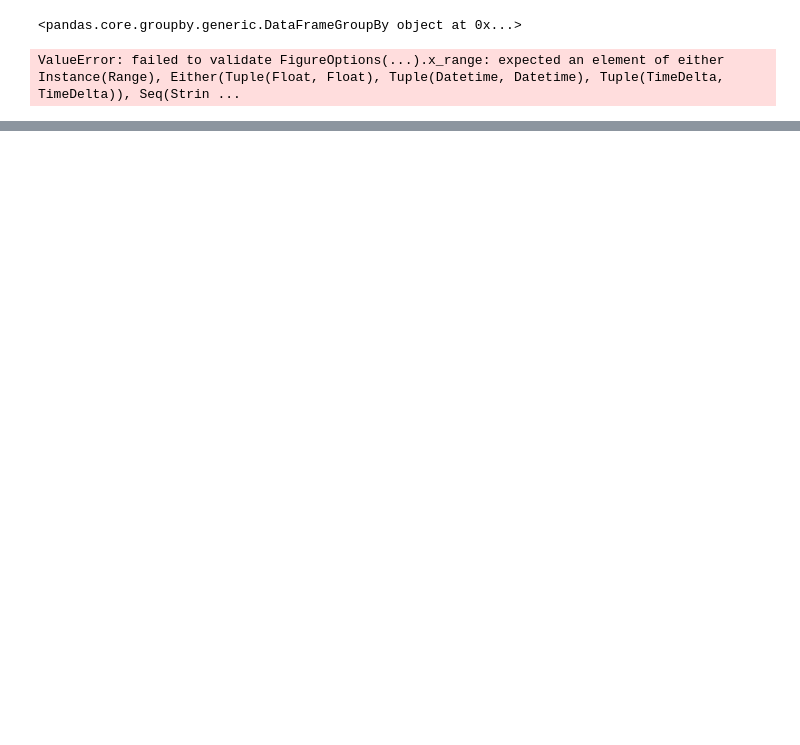
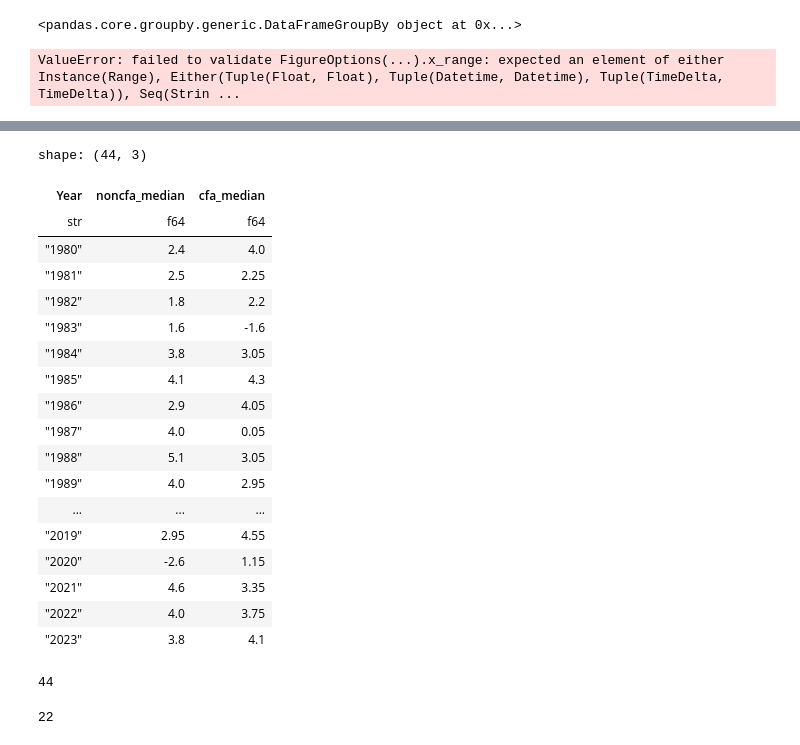
Before and after one commit to EduardoLZevallos/CFA_Franc_Analysis, a Jupyter notebook: scrap.ipynb, the cells around one changed output, grey strips where cells are left out. Drawn from its saved outputs; the diff is of its cells as text; code cells hidden in the pictures; blank space fills up the shorter version.

```diff
--- a/scrap.ipynb
+++ b/scrap.ipynb
@@ -578,0 +666,16 @@ ValueError: failed to validate FigureOptions(...).x_range: expected an element o
+# %%
+cfa_data = rename_from_abbr_to_full_name(
+    get_all_metric_data(CFA_FRANC_ZONE, 'NGDP_RPCH', countries),
+    all_countries,
+)
+cfa_df = pl.from_dicts(
+    data=[{"Country": country, **cfa_data[country]} for country in cfa_data],
+    schema =['Country', '1980', '1981', '1982', '1983', '1984', '1985', '1986', '1987', '1988', '1989', '1990', '1991', '1992', '1993', '1994', '1995', '1996', '1997', '1998', '1999', '2000', '2001', '2002', '2003', '2004', '2005', '2006', '2007', '2008', '2009', '2010', '2011', '2012', '2013', '2014', '2015', '2016', '2017', '2018', '2019', '2020', '2021', '2022', '2023']
+).melt(
+    id_vars = "Country",
+    value_vars = cs.numeric(),
+    variable_name = "Year",
+    value_name = "GDP",
+)
+# %%
+cfa_median = cfa_df.group_by(by='Year', maintain_order=True).median().drop('Country')
@@ -578,0 +704,30 @@ ValueError: failed to validate FigureOptions(...).x_range: expected an element o
+# %%
+merge_df = noncfa_median.join(cfa_median, on='Year')
+# %%
+merge_df.columns=['Year', 'noncfa_median', 'cfa_median']
+# %%
+merge_df
+# %% [output]
+shape: (44, 3)
+| Year | noncfa_median | cfa_median |
+| str | f64 | f64 |
+| "1980" | 2.4 | 4.0 |
+| "1981" | 2.5 | 2.25 |
+| "1982" | 1.8 | 2.2 |
+| "1983" | 1.6 | -1.6 |
+| "1984" | 3.8 | 3.05 |
+| "1985" | 4.1 | 4.3 |
+| "1986" | 2.9 | 4.05 |
+| "1987" | 4.0 | 0.05 |
+| "1988" | 5.1 | 3.05 |
+| "1989" | 4.0 | 2.95 |
+| ... | ... | ... |
+| "2019" | 2.95 | 4.55 |
+| "2020" | -2.6 | 1.15 |
+| "2021" | 4.6 | 3.35 |
+| "2022" | 4.0 | 3.75 |
+| "2023" | 3.8 | 4.1 |
+# %%
+len(merge_df)
+# %% [output]
+44
@@ -578,0 +738,4 @@ ValueError: failed to validate FigureOptions(...).x_range: expected an element o
+# %%
+test['number_of_times_non_cfa_greater'][0]
+# %% [output]
+22
```
Also changed, not shown: parts of 19 cells of this notebook, 1 other file.
